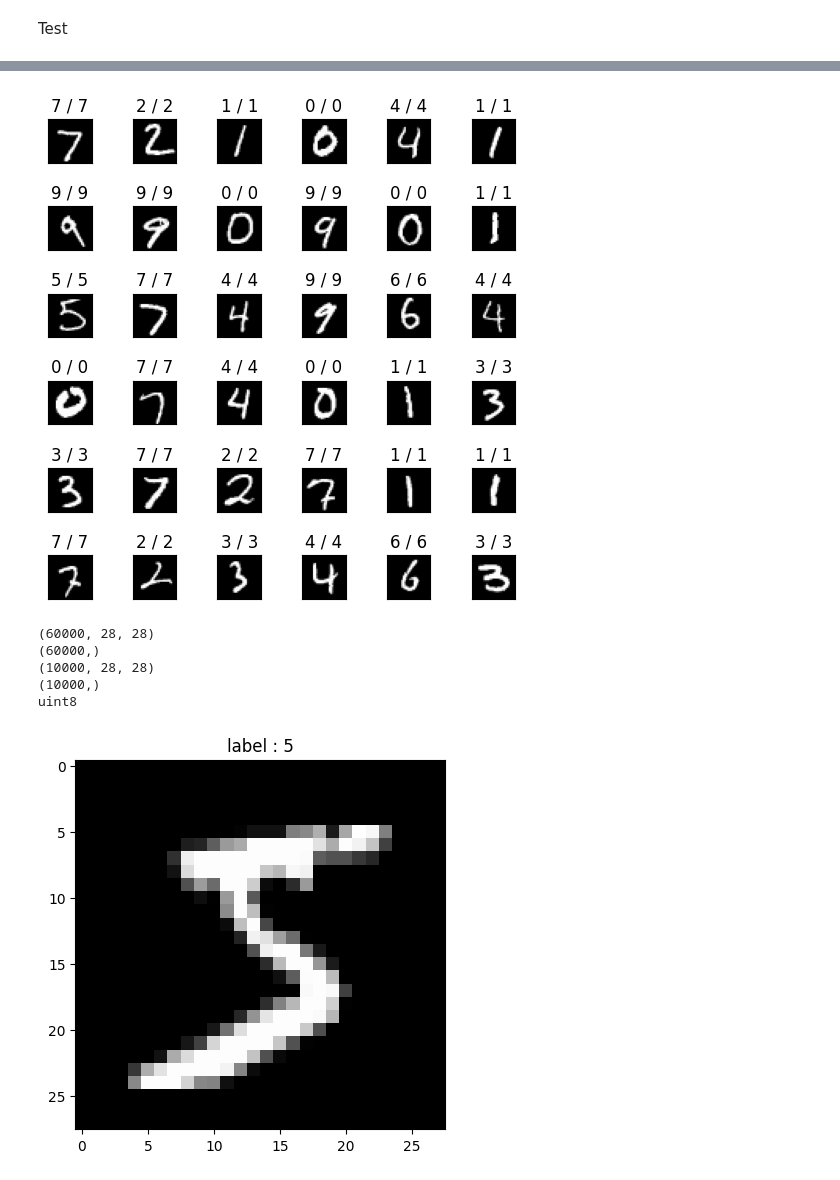
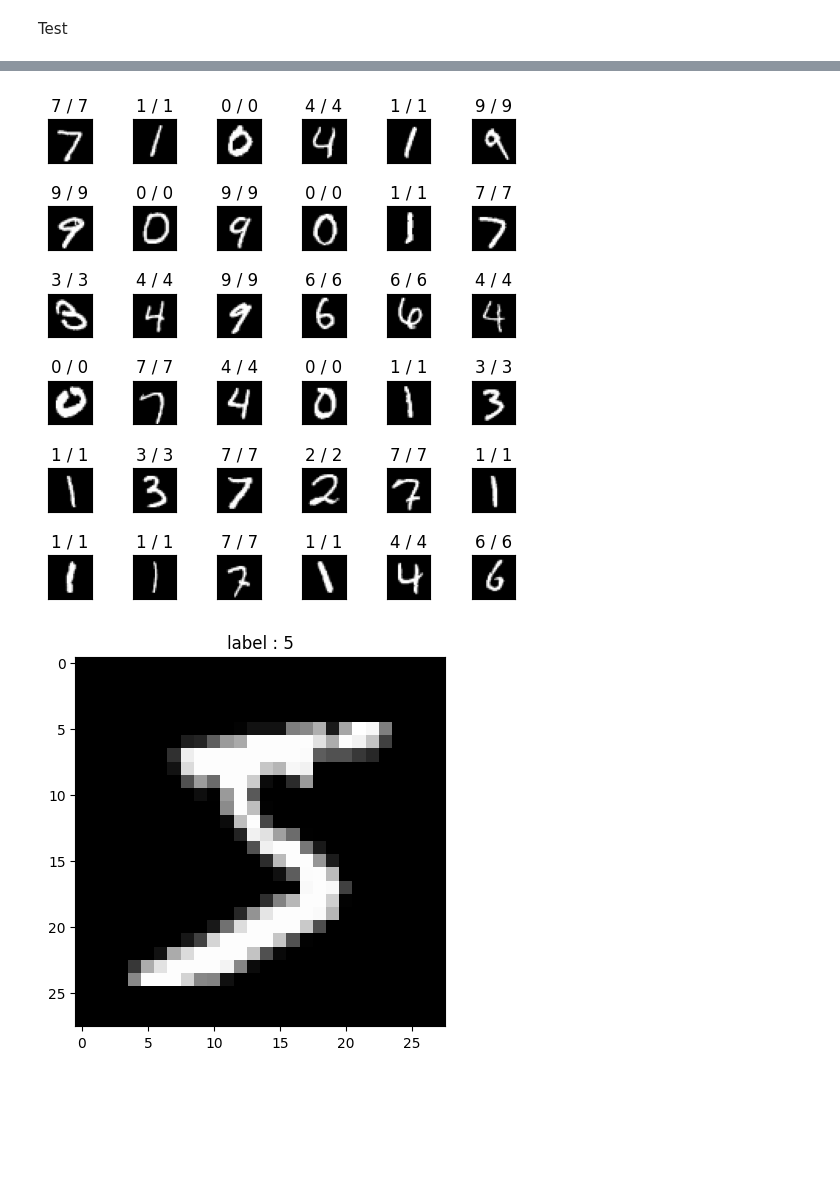
Before and after one commit to Munkheredene/ml-data, a Jupyter notebook: deeplearning_task/DL_task_sprint2_deeplearning.ipynb, the cells around one changed output, grey strips where cells are left out. Cells and saved outputs as stored; diff of their text form; code cells hidden in the pictures; blank space fills up the shorter version.

```diff
--- a/deeplearning_task/DL_task_sprint2_deeplearning.ipynb
+++ b/deeplearning_task/DL_task_sprint2_deeplearning.ipynb
@@ -4,6 +4,18 @@ import numpy as np
 Problem 1 Classification of fully connected layers
 # %%
 class GetMiniBatch:
+    """
+    Parameters
+    ----------
+    X : 次の形のndarray, shape (n_samples, n_features)
+      訓練データ
+    y : 次の形のndarray, shape (n_samples, 1)
+      正解値
+    batch_size : int
+      バッチサイズ
+    seed : int
+      NumPyの乱数のシード
+    """
     def __init__(self, X, y, batch_size = 20, seed=0):
         self.batch_size = batch_size
         np.random.seed(seed)
@@ -106,20 +152,20 @@ Optimizer
 # %%
 class SGD:
     """
-     stochastic gradient descent
-     Parameters
-     ----------
-     lr: learning rate
+    確率的勾配降下法
+    Parameters
+    ----------
+    lr : 学習率
     """
     def __init__(self, lr):
         self.lr = lr
 
     def update(self, layer):
         """
-        Update weights and biases for a layer
-         Parameters
-         ----------
-        layer : Instance of layer before update
+        ある層の重みやバイアスの更新
+        Parameters
+        ----------
+        layer : 更新前の層のインスタンス
         """
         layer.W -= self.lr*layer.dW
         layer.B -= self.lr*layer.dB
@@ -355,7 +403,3 @@ class AdaGrad:
         layer.W = layer.W - self.lr * layer.dW / layer.dA.shape[0] / np.sqrt(self.H_W)
 
         return layer
-# %%
-model_nn = ScratchSimpleDeepNeuralNetrowkClassifier(batch_size=20, epoch=10)
-# %%
-model_nn.fit(X_train, y_train_one_hot.toarray(), X_test, y_test_one_hot.toarray())
@@ -380,19 +406,19 @@ Epoch 49: Train loss: 5.187301982722747 Val loss: 3.693381607264868
 # %%
-y_pred = model_nn.predict(X_test)
+y_pred = model_nn.predict(x_test)
 
 num = 36 #
 true_false = y_pred == y_test
 false_list = np.where(true_false==True)[0].astype(int)
-X_test = X_test*255.0
+x_test = x_test*255.0
 
 if false_list.shape[0] < num:
     num = false_list.shape[0]
 fig = plt.figure(figsize=(6, 6))
 fig.subplots_adjust(left=0, right=0.8,  bottom=0, top=0.8, hspace=1, wspace=0.5)
 for i in range(num):
     ax = fig.add_subplot(6, 6, i + 1, xticks=[], yticks=[])
     ax.set_title("{} / {}".format(y_pred[false_list[i]],y_test[false_list[i]]))
-    ax.imshow(X_test.reshape(-1,28,28)[false_list[i]], cmap='gray')
+    ax.imshow(x_test.reshape(-1,28,28)[false_list[i]], cmap='gray')
 plt.show()
 # %% [output]
-[figure, old version]
+[figure, new version]
@@ -403,14 +425,2 @@ import matplotlib.pyplot as plt
-# %%
-print(X_train.shape) # (60000, 28, 28)
-print(y_train.shape) # (10000, 28, 28)
-print(X_test.shape) # (10000, 28, 28)
-print(y_test.shape)
-print(X_train[0].dtype) # uint8
-# %% [output]
-(60000, 28, 28)
-(60000,)
-(10000, 28, 28)
-(10000,)
-uint8
 # %%
 index = 0
```
Also changed, not shown: parts of 19 cells of this notebook.
